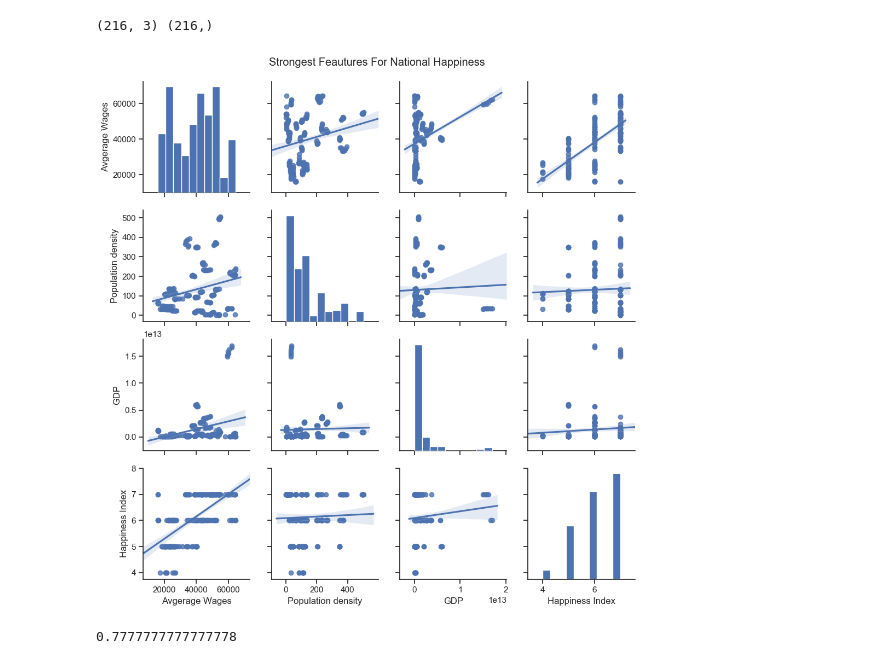
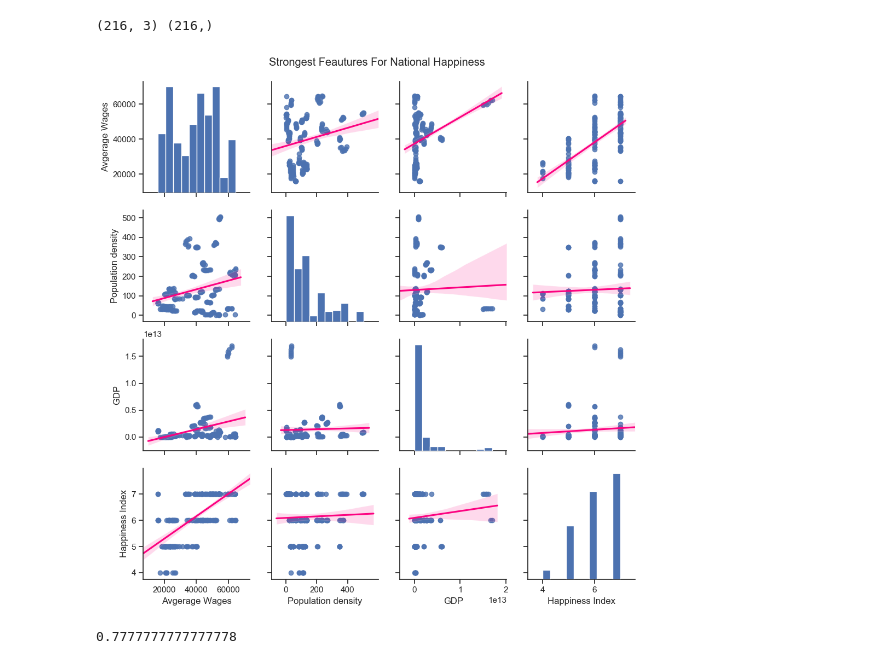
Before and after one commit to JosefinaAureaAmaro/04_Project_Python_MachineLearning, a Jupyter notebook: models/scott_random_forests_BEST_FEATURES.ipynb, the cells around one changed output. Saved outputs shown, nothing was run; the diff lists cells and outputs as text; code cells hidden in the pictures.

```diff
--- a/models/scott_random_forests_BEST_FEATURES.ipynb
+++ b/models/scott_random_forests_BEST_FEATURES.ipynb
@@ -73,11 +73,11 @@ feature_names = X.columns
 # %%
 # visualize data prior to splitting
 
-p = sns.pairplot(rev_narrow_econ_data, kind="reg")
+p = sns.pairplot(rev_narrow_econ_data, kind="reg", plot_kws={'line_kws':{'color':'#FC0280'}})
 p.fig.suptitle("Strongest Feautures For National Happiness", y=1.02)
-p.savefig("happiness_pairplot.png")
+p.savefig("happiness_pairplot.svg")
 # %% [output]
-[figure, old version]
+[figure, new version]
 # %%
 # split data into training and testing
 
```
Also changed, not shown: 8 other files.
